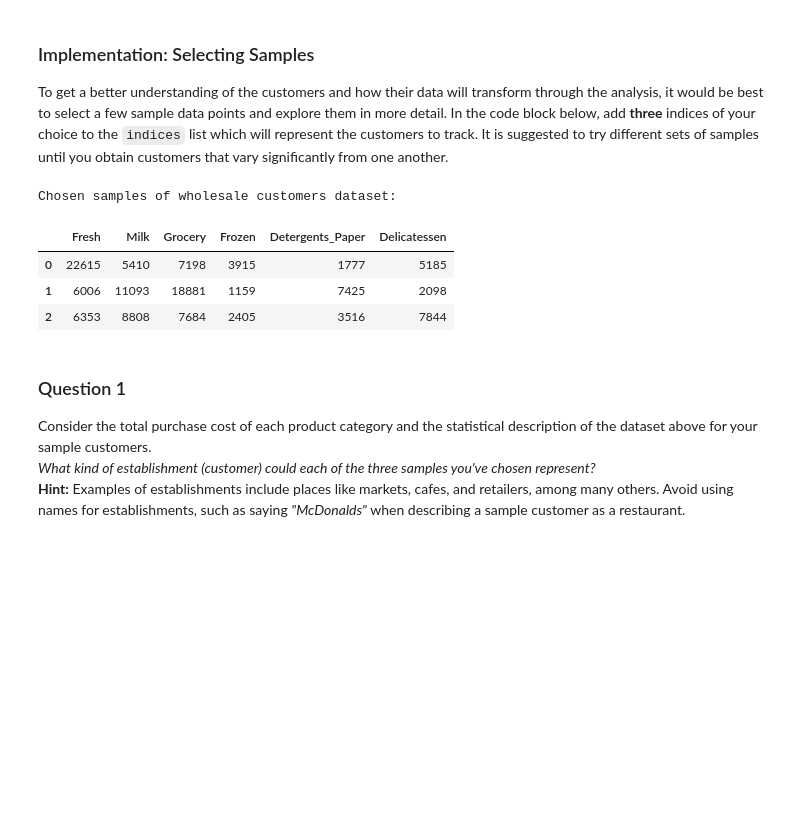
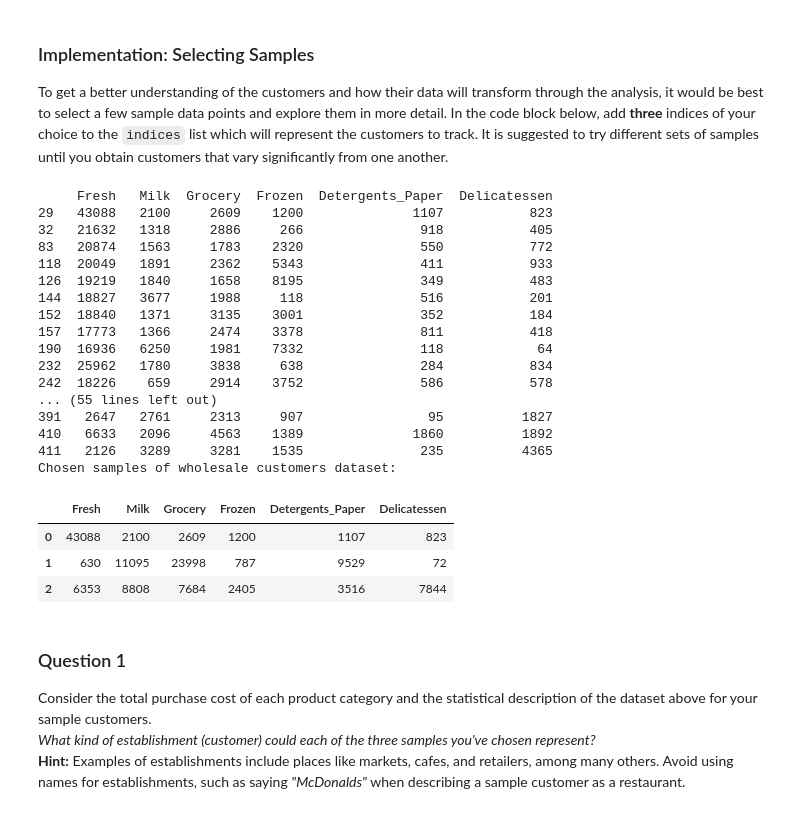
Before and after one commit to jdmazz/machine-learning-udacity, a Jupyter notebook: customer_segments/customer_segments.ipynb, the cells around one changed output. Saved outputs shown, nothing was run; the diff lists cells and outputs as text; code cells hidden in the pictures; blank space fills up the shorter version.

```diff
--- a/customer_segments/customer_segments.ipynb
+++ b/customer_segments/customer_segments.ipynb
@@ -60,20 +60,39 @@ display(data.describe())
 To get a better understanding of the customers and how their data will transform through the analysis, it would be best to select a few sample data points and explore them in more detail. In the code block below, add **three** indices of your choice to the `indices` list which will represent the customers to track. It is suggested to try different sets of samples until you obtain customers that vary significantly from one another.
 # %%
 # Select three indices of your choice you wish to sample from the dataset
-#print data.loc[data['Fresh'] > 16933]
-#print data.loc[data['Grocery'] > 10655]
-#print data.loc[data['Delicatessen'] > 1820]
-indices = [4,9,2]
+print data.loc[(data['Fresh'] > data['Fresh'].quantile(.75)) & (data['Grocery'] < data['Grocery'].median())
+              & (data['Delicatessen'] < data['Delicatessen'].median())]
+print data.loc[(data['Fresh'] < data['Fresh'].median()) & (data['Grocery'] > data['Grocery'].quantile(.75))
+              & (data['Delicatessen'] < data['Delicatessen'].median())]
+print data.loc[(data['Fresh'] < data['Fresh'].median()) & (data['Grocery'] < data['Grocery'].median())
+              & (data['Delicatessen'] > data['Delicatessen'].quantile(.75))]
+indices = [29,43,2]
 
 # Create a DataFrame of the chosen samples
 samples = pd.DataFrame(data.loc[indices], columns = data.keys()).reset_index(drop = True)
 print "Chosen samples of wholesale customers dataset:"
 display(samples)
 # %% [output]
+     Fresh   Milk  Grocery  Frozen  Detergents_Paper  Delicatessen
+29   43088   2100     2609    1200              1107           823
+32   21632   1318     2886     266               918           405
+83   20874   1563     1783    2320               550           772
+118  20049   1891     2362    5343               411           933
+126  19219   1840     1658    8195               349           483
+144  18827   3677     1988     118               516           201
+152  18840   1371     3135    3001               352           184
+157  17773   1366     2474    3378               811           418
+190  16936   6250     1981    7332               118            64
+232  25962   1780     3838     638               284           834
+242  18226    659     2914    3752               586           578
+... (55 lines left out)
+391   2647   2761     2313     907                95          1827
+410   6633   2096     4563    1389              1860          1892
+411   2126   3289     3281    1535               235          4365
 Chosen samples of wholesale customers dataset:
 |  | Fresh | Milk | Grocery | Frozen | Detergents_Paper | Delicatessen |
-| 0 | 22615 | 5410 | 7198 | 3915 | 1777 | 5185 |
-| 1 | 6006 | 11093 | 18881 | 1159 | 7425 | 2098 |
+| 0 | 43088 | 2100 | 2609 | 1200 | 1107 | 823 |
+| 1 | 630 | 11095 | 23998 | 787 | 9529 | 72 |
 | 2 | 6353 | 8808 | 7684 | 2405 | 3516 | 7844 |
 # %% [markdown]
 ### Question 1
```
Also changed, not shown: parts of 25 cells of this notebook, 1 other file.
